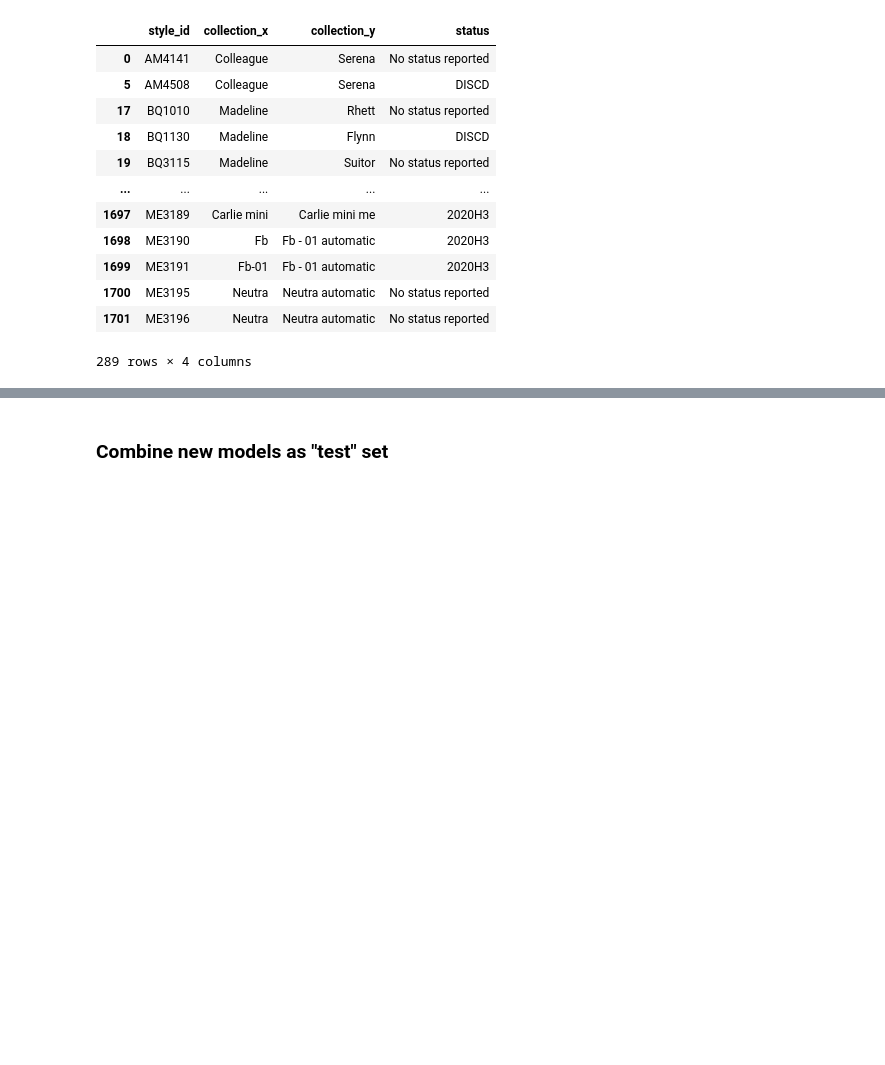
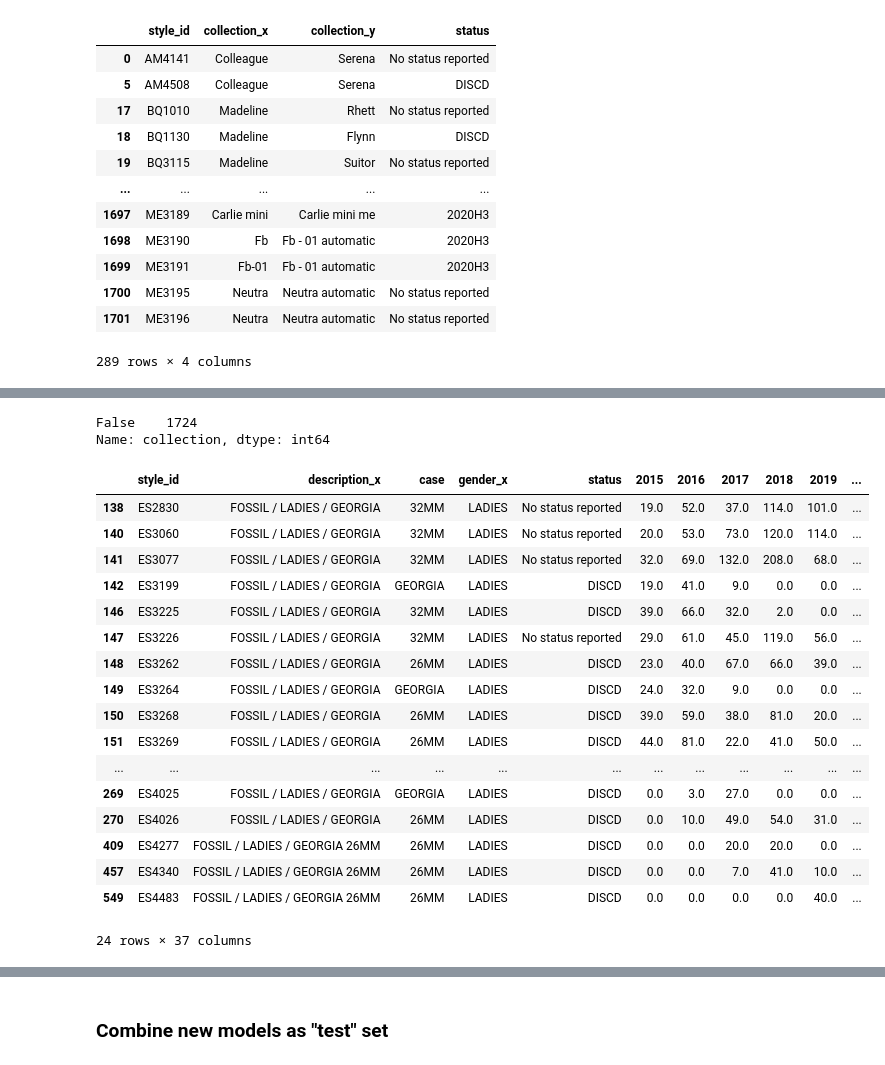
Before and after one commit to vmorenocosta/project-capstone-watch-sales, a Jupyter notebook: code/01_data_cleaning.ipynb, the cells around one changed output, grey strips where cells are left out. Drawn from its saved outputs; the diff is of its cells as text; code cells hidden in the pictures; blank space fills up the shorter version.

```diff
--- a/code/01_data_cleaning.ipynb
+++ b/code/01_data_cleaning.ipynb
@@ -26,11 +26,11 @@ This dataset contains CTE's records of each model's sales for the brand since 20
 df_watch_chart = pd.read_excel('../data/WATCH FLOW CHART 0416.xlsx',header=1)
 
 # Drop unnecessary/blank columns
-df_watch_chart.drop(columns=['IMAGE','MAY', 'JUN', 'JUL', 'AUG', 'SEP', 'OCT', 'NOV', 'DEC','Unnamed: 16','Unnamed: 29','DESCRIPTION'],index=0,inplace=True)
+df_watch_chart.drop(columns=['IMAGE','MAY', 'JUN', 'JUL', 'AUG', 'SEP', 'OCT', 'NOV', 'DEC','Unnamed: 16','Unnamed: 29'],index=0,inplace=True)
 
 # Standardize column names
 df_watch_chart.columns = df_watch_chart.columns.astype(str).str.strip().str.lower().str.replace(' ','_')
-df_watch_chart.columns = ['style_id', 'retail_price', 'upc_num', 'collection', 'case', 'gender',
+df_watch_chart.columns = ['style_id', 'retail_price', 'upc_num', 'description','collection', 'case', 'gender',
        'status', '2015', '2016', '2017', '2018', '2019', '2020', '2021', '2022-01',
        '2022-02', '2022-03', '2022-04', 'qt_sales_order', 'total_sales_2022', 'qt_on_hand',
        'monthly_avg_2022']
@@ -165,11 +165,11 @@ This dataset contains all watches from the brand's website, and includes more at
 df_website = pd.read_excel('../data/ALL ITEMS FROM WEBSITE.xlsx')
 
 # Drop unnecessary columns
-df_website.drop(columns=['u_brand','u_category','description','name'],inplace=True)
+df_website.drop(columns=['u_brand','u_category','name'],inplace=True)
 
 # Standardize column names
 df_website.columns = df_website.columns.astype(str).str.strip().str.lower().str.replace(' ','_').str.replace('u_','').str.replace('ws_','')
-df_website.columns = ['style_id', 'upc_num', 'gender', 'collection', 'size', 'wholesale_price', 'retail_price',
+df_website.columns = ['style_id', 'upc_num', 'gender', 'collection', 'size', 'description','wholesale_price', 'retail_price',
        'product_type', 'product_websites', 'weight', 'color',
        'country_of_origin', 'warranty', 'band_color', 'band_material',
        'case_material', 'clasp_type', 'crystal_type', 'dial_color',
@@ -660,0 +523,2 @@ collection_discrepancy.replace(collection_replace_dict,1)
+# %%
+df_models['collection'] = [x if str(y) == 'nan' else y for x, y in zip(df_models['collection_x'],df_models['collection_y'])]
@@ -660,0 +541,28 @@ collection_discrepancy.replace(collection_replace_dict,1)
+# %%
+df_models['collection'].isna().value_counts()
+# %% [output]
+False    1724
+Name: collection, dtype: int64
+# %%
+df_models.drop(columns=['collection_x','collection_y'],inplace=True)
+# %%
+df_models[df_models['collection'].str.contains('Georgia')]
+# %% [output]
+|  | style_id | description_x | case | gender_x | status | 2015 | 2016 | 2017 | 2018 | 2019 | ... |
+| 138 | ES2830 | FOSSIL / LADIES / GEORGIA | 32MM | LADIES | No status reported | 19.0 | 52.0 | 37.0 | 114.0 | 101.0 | ... |
+| 140 | ES3060 | FOSSIL / LADIES / GEORGIA | 32MM | LADIES | No status reported | 20.0 | 53.0 | 73.0 | 120.0 | 114.0 | ... |
+| 141 | ES3077 | FOSSIL / LADIES / GEORGIA | 32MM | LADIES | No status reported | 32.0 | 69.0 | 132.0 | 208.0 | 68.0 | ... |
+| 142 | ES3199 | FOSSIL / LADIES / GEORGIA | GEORGIA | LADIES | DISCD | 19.0 | 41.0 | 9.0 | 0.0 | 0.0 | ... |
+| 146 | ES3225 | FOSSIL / LADIES / GEORGIA | 32MM | LADIES | DISCD | 39.0 | 66.0 | 32.0 | 2.0 | 0.0 | ... |
+| 147 | ES3226 | FOSSIL / LADIES / GEORGIA | 32MM | LADIES | No status reported | 29.0 | 61.0 | 45.0 | 119.0 | 56.0 | ... |
+| 148 | ES3262 | FOSSIL / LADIES / GEORGIA | 26MM | LADIES | DISCD | 23.0 | 40.0 | 67.0 | 66.0 | 39.0 | ... |
+| 149 | ES3264 | FOSSIL / LADIES / GEORGIA | GEORGIA | LADIES | DISCD | 24.0 | 32.0 | 9.0 | 0.0 | 0.0 | ... |
+| 150 | ES3268 | FOSSIL / LADIES / GEORGIA | 26MM | LADIES | DISCD | 39.0 | 59.0 | 38.0 | 81.0 | 20.0 | ... |
+| 151 | ES3269 | FOSSIL / LADIES / GEORGIA | 26MM | LADIES | DISCD | 44.0 | 81.0 | 22.0 | 41.0 | 50.0 | ... |
+| ... | ... | ... | ... | ... | ... | ... | ... | ... | ... | ... | ... |
+| 269 | ES4025 | FOSSIL / LADIES / GEORGIA | GEORGIA | LADIES | DISCD | 0.0 | 3.0 | 27.0 | 0.0 | 0.0 | ... |
+| 270 | ES4026 | FOSSIL / LADIES / GEORGIA | 26MM | LADIES | DISCD | 0.0 | 10.0 | 49.0 | 54.0 | 31.0 | ... |
+| 409 | ES4277 | FOSSIL / LADIES / GEORGIA 26MM | 26MM | LADIES | DISCD | 0.0 | 0.0 | 20.0 | 20.0 | 0.0 | ... |
+| 457 | ES4340 | FOSSIL / LADIES / GEORGIA 26MM | 26MM | LADIES | DISCD | 0.0 | 0.0 | 7.0 | 41.0 | 10.0 | ... |
+| 549 | ES4483 | FOSSIL / LADIES / GEORGIA 26MM | 26MM | LADIES | DISCD | 0.0 | 0.0 | 0.0 | 0.0 | 40.0 | ... |
+24 rows × 37 columns
```
Also changed, not shown: parts of 99 cells of this notebook, 5 other files.
